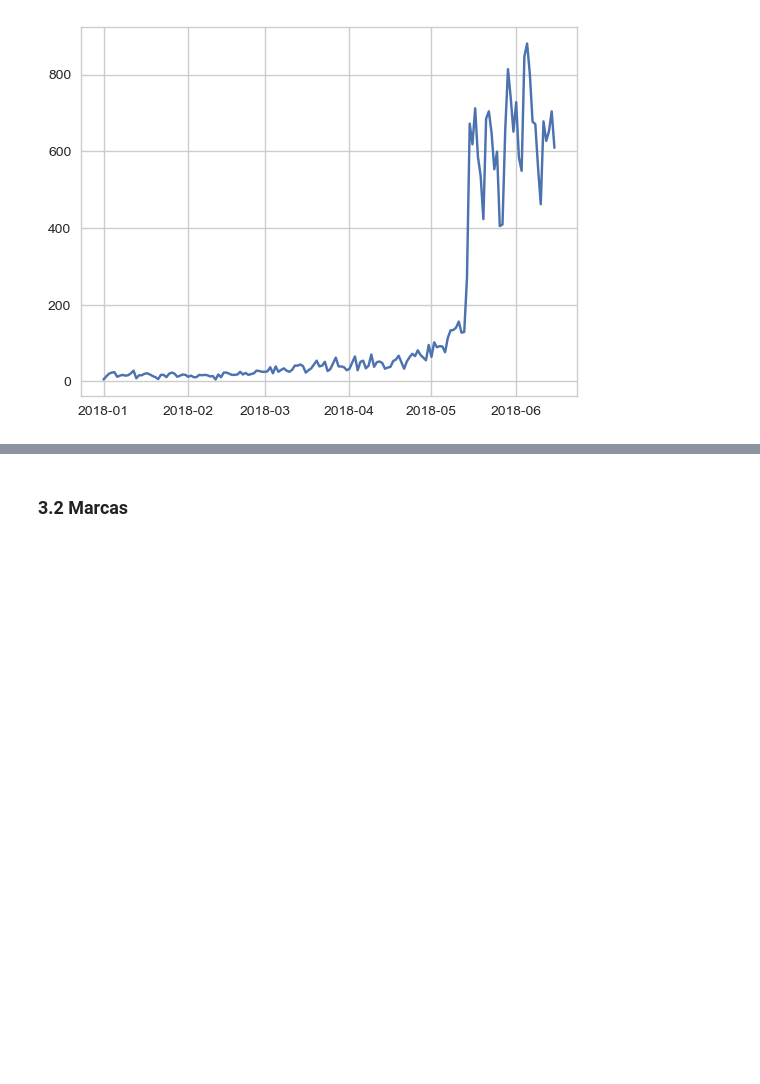
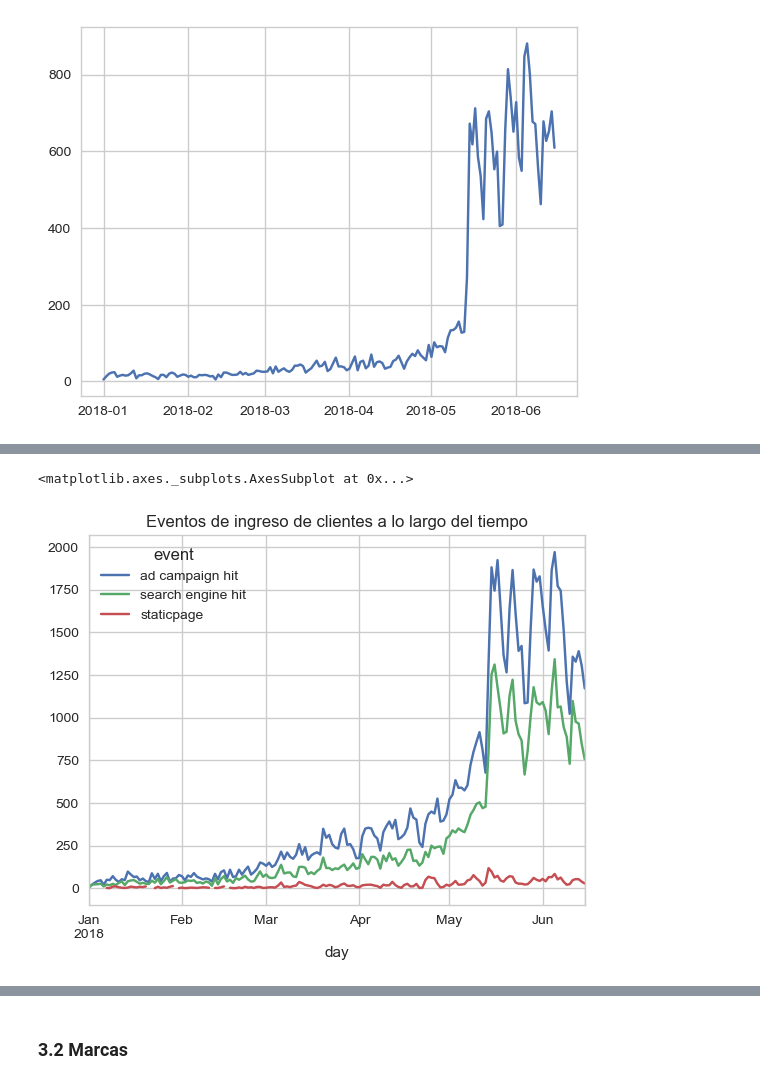
Before and after one commit to vpfarfan/Organizacion-de-datos-20182, a Jupyter notebook: EDA.ipynb, the cells around one changed output, grey strips where cells are left out. Drawn from its saved outputs; the diff is of its cells as text; code cells hidden in the pictures; blank space fills up the shorter version.

Commit message:
Campaigns

```diff
--- a/EDA.ipynb
+++ b/EDA.ipynb
@@ -314,0 +317,7 @@ También hay un pico de transacciones a mediados de mayo.  ¿A qué se debe?
+# %%
+df_overtime = df.groupby(['day','event'])['event'].count().unstack()
+df_overtime = df_overtime[['ad campaign hit','search engine hit','staticpage']]
+df_overtime.plot(title='Eventos de ingreso de clientes a lo largo del tiempo')
+# %% [output]
+<matplotlib.axes._subplots.AxesSubplot at 0x...>
+[figure, added]
```
Also changed, not shown: parts of 9 cells of this notebook.
